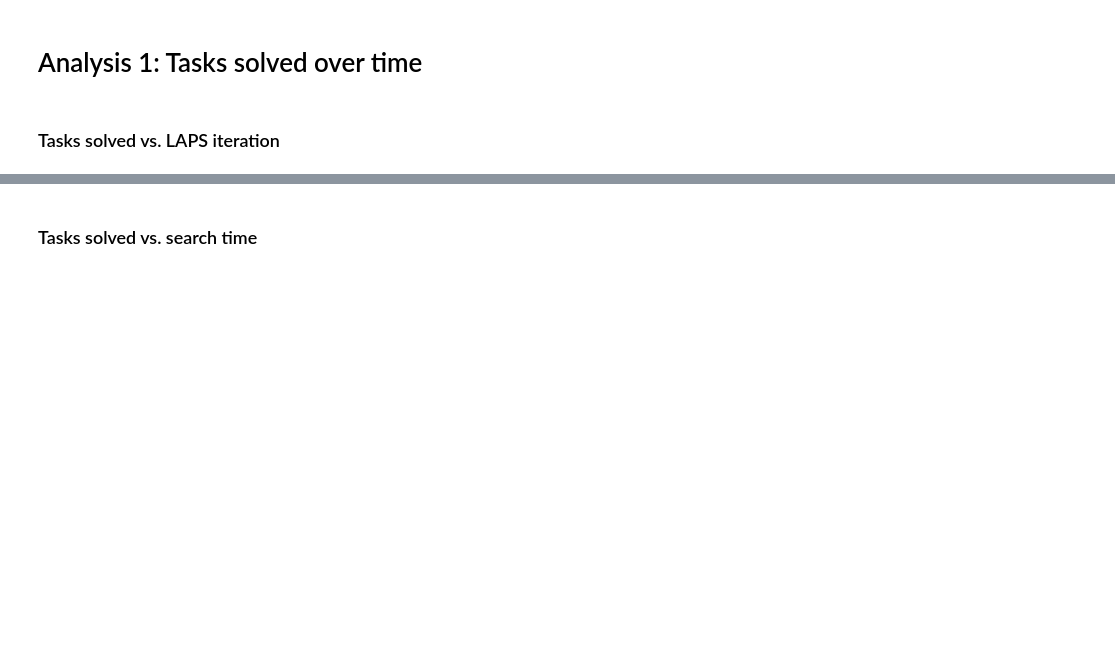
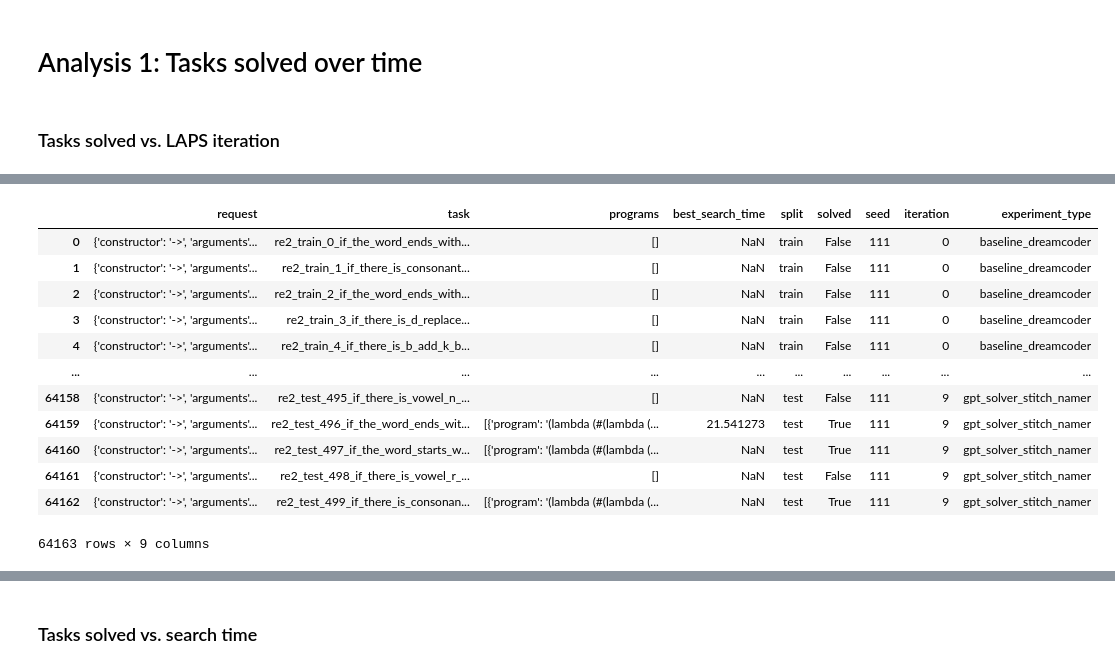
Before and after one commit to gabegrand/lilo, a Jupyter notebook: analysis/analyze_synthesis_experiment.ipynb, the cells around one changed output, grey strips where cells are left out. Cells and saved outputs as stored; diff of their text form; code cells hidden in the pictures; blank space fills up the shorter version.

```diff
--- a/analysis/analyze_synthesis_experiment.ipynb
+++ b/analysis/analyze_synthesis_experiment.ipynb
@@ -37,6 +40,7 @@ os.makedirs(FIGURES_DOMAIN_DIR, exist_ok=True)
 # %%
 analyzer = SynthesisExperimentAnalyzer(
     experiment_name=EXPERIMENT_NAME,
+    experiment_types=["baseline_dreamcoder", "gpt_generation", "gpt_solver", "gpt_solver_stitch", "gpt_solver_stitch_namer", "gpt_3_5_turbo"],
     allow_incomplete_results=True,
     compute_likelihoods=COMPUTE_LIKELIHOODS,
     batch_size = 96,
@@ -56,10 +116,7 @@ df_runtime.groupby(["domain", "experiment_type", "seed", "model_type", "model_fn
 # %%
 df = analyzer.get_synthesis_results_for_domain(
     DOMAIN,
-    experiment_types=["baseline_dreamcoder", "gpt_generation", "gpt_solver", "gpt_solver_stitch", "gpt_3_5_turbo"]
 )
 
-# df = analyzer.get_synthesis_results_for_domain(
-#     DOMAIN,
-# )
 df
+# %% [output]
@@ -66,3 +124,16 @@ df
+|  | request | task | programs | best_search_time | split | solved | seed | iteration | experiment_type |
+| 0 | {'constructor': '->', 'arguments'... | re2_train_0_if_the_word_ends_with... | [] | NaN | train | False | 111 | 0 | baseline_dreamcoder |
+| 1 | {'constructor': '->', 'arguments'... | re2_train_1_if_there_is_consonant... | [] | NaN | train | False | 111 | 0 | baseline_dreamcoder |
+| 2 | {'constructor': '->', 'arguments'... | re2_train_2_if_the_word_ends_with... | [] | NaN | train | False | 111 | 0 | baseline_dreamcoder |
+| 3 | {'constructor': '->', 'arguments'... | re2_train_3_if_there_is_d_replace... | [] | NaN | train | False | 111 | 0 | baseline_dreamcoder |
+| 4 | {'constructor': '->', 'arguments'... | re2_train_4_if_there_is_b_add_k_b... | [] | NaN | train | False | 111 | 0 | baseline_dreamcoder |
+| ... | ... | ... | ... | ... | ... | ... | ... | ... | ... |
+| 64158 | {'constructor': '->', 'arguments'... | re2_test_495_if_there_is_vowel_n_... | [] | NaN | test | False | 111 | 9 | gpt_solver_stitch_namer |
+| 64159 | {'constructor': '->', 'arguments'... | re2_test_496_if_the_word_ends_wit... | [{'program': '(lambda (#(lambda (... | 21.541273 | test | True | 111 | 9 | gpt_solver_stitch_namer |
+| 64160 | {'constructor': '->', 'arguments'... | re2_test_497_if_the_word_starts_w... | [{'program': '(lambda (#(lambda (... | NaN | test | True | 111 | 9 | gpt_solver_stitch_namer |
+| 64161 | {'constructor': '->', 'arguments'... | re2_test_498_if_there_is_vowel_r_... | [] | NaN | test | False | 111 | 9 | gpt_solver_stitch_namer |
+| 64162 | {'constructor': '->', 'arguments'... | re2_test_499_if_there_is_consonan... | [{'program': '(lambda (#(lambda (... | NaN | test | True | 111 | 9 | gpt_solver_stitch_namer |
+64163 rows × 9 columns
 # %%
 df_results = (
     df[df.programs.astype(bool)]
```
Also changed, not shown: parts of 9 cells of this notebook, 1 other file.
